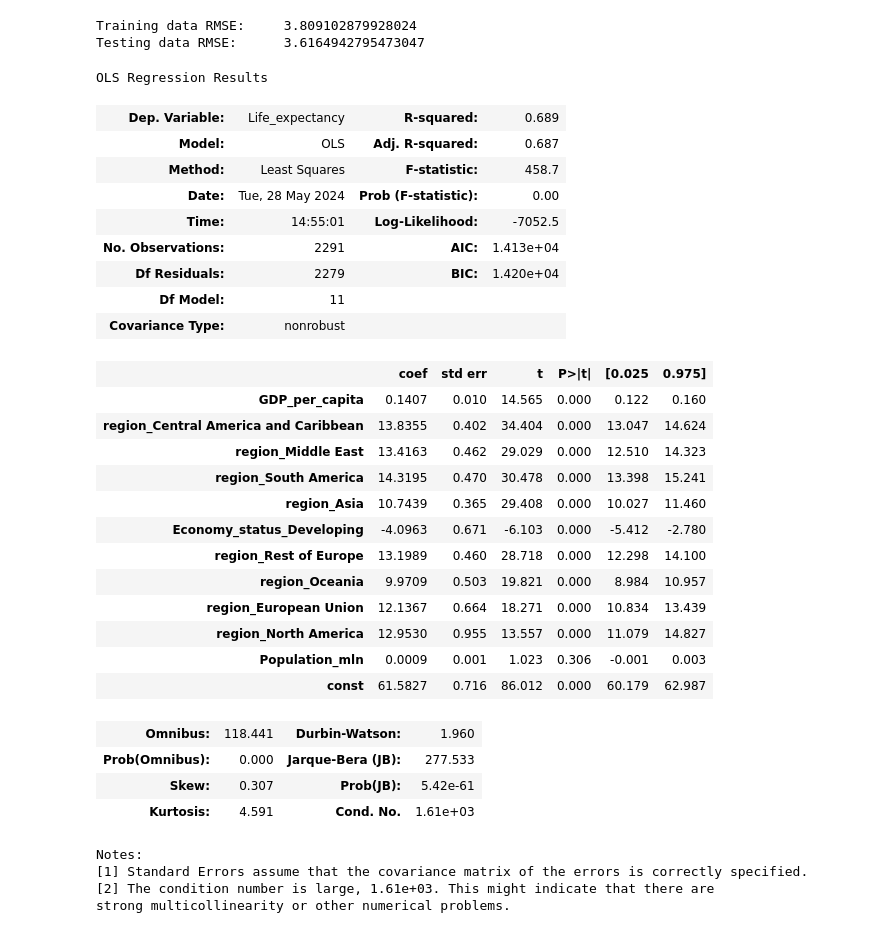
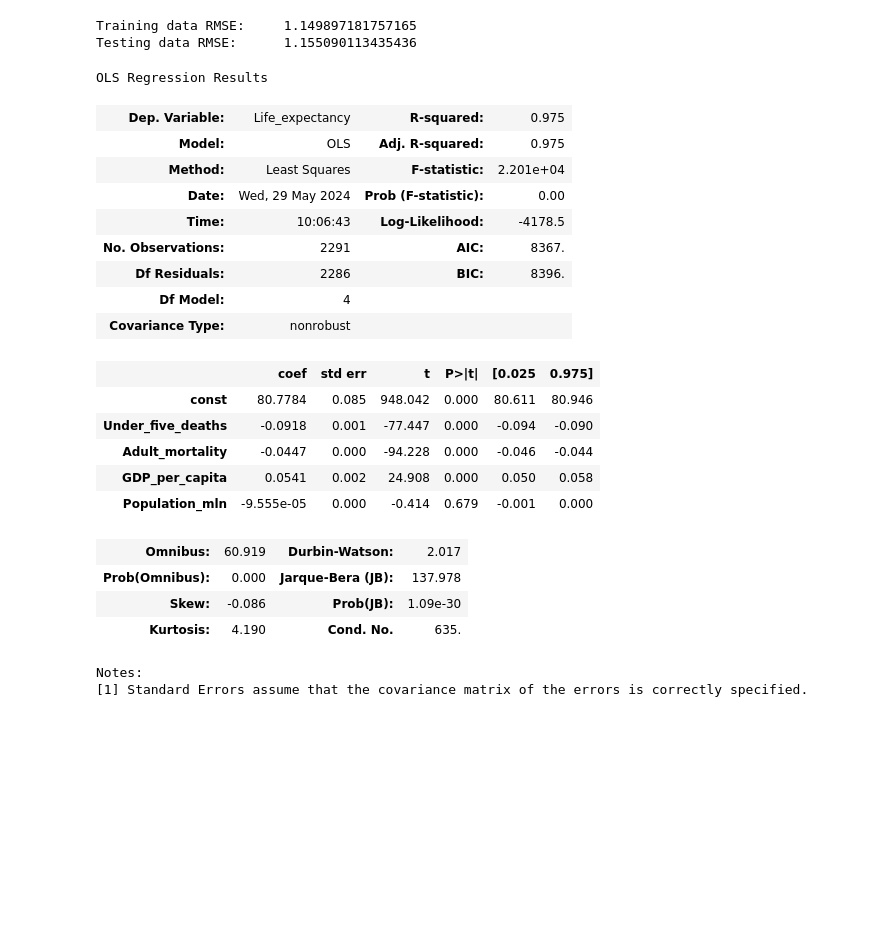
Before and after one commit to sn1218/WHO-Life-Expectancy-Predictive-Model, a Jupyter notebook: WHO_Lin_reg_function.ipynb, the cells around one changed output. Saved outputs shown, nothing was run; the diff lists cells and outputs as text; code cells hidden in the pictures; blank space fills up the shorter version.

```diff
--- a/WHO_Lin_reg_function.ipynb
+++ b/WHO_Lin_reg_function.ipynb
@@ -19,7 +19,7 @@ df.describe()
 | 75% | 2011.250000 | 47.350000 | 66.000000 | 246.791375 | 7.777500 | 96.000000 | 93.000000 | ... |
 | max | 2015.000000 | 138.100000 | 224.900000 | 719.360500 | 17.870000 | 99.000000 | 99.000000 | ... |
 # %%
-def linear_regression(data, minimal=False):
+def linear_regression(data, minimal=False, custom=None):
 
     #Feature Engineering Function
     def feature_engineering(df):
@@ -46,7 +46,9 @@ def linear_regression(data, minimal=False):
     X_train_fe = feature_engineering(X_train)
 
     #Specifying columns to use in case minimal version is used
-    if minimal:
+    if custom:
+        cols = custom
+    elif minimal:
         cols = ['GDP_per_capita', 'region_Central America and Caribbean',
        'region_Middle East', 'region_South America', 'region_Asia',
        'Economy_status_Developing', 'region_Rest of Europe', 'region_Oceania',
@@ -75,39 +77,30 @@ def linear_regression(data, minimal=False):
 
     return results
 # %%
-results = linear_regression("Life Expectancy Data.csv", minimal=True)
+results = linear_regression("Life Expectancy Data.csv", custom=cols_sumye)
 results.summary()
 # %% [output]
-Training data RMSE:     3.809102879928024
-Testing data RMSE:      3.6164942795473047
+Training data RMSE:     1.149897181757165
+Testing data RMSE:      1.155090113435436
 OLS Regression Results
-| Dep. Variable: | Life_expectancy | R-squared: | 0.689 |
-| Model: | OLS | Adj. R-squared: | 0.687 |
-| Method: | Least Squares | F-statistic: | 458.7 |
-| Date: | Tue, 28 May 2024 | Prob (F-statistic): | 0.00 |
-| Time: | 14:55:01 | Log-Likelihood: | -7052.5 |
-| No. Observations: | 2291 | AIC: | 1.413e+04 |
-| Df Residuals: | 2279 | BIC: | 1.420e+04 |
-| Df Model: | 11 |  |  |
+| Dep. Variable: | Life_expectancy | R-squared: | 0.975 |
+| Model: | OLS | Adj. R-squared: | 0.975 |
+| Method: | Least Squares | F-statistic: | 2.201e+04 |
+| Date: | Wed, 29 May 2024 | Prob (F-statistic): | 0.00 |
+| Time: | 10:06:43 | Log-Likelihood: | -4178.5 |
+| No. Observations: | 2291 | AIC: | 8367. |
+| Df Residuals: | 2286 | BIC: | 8396. |
+| Df Model: | 4 |  |  |
 | Covariance Type: | nonrobust |  |  |
 |  | coef | std err | t | P>|t| | [0.025 | 0.975] |
-| GDP_per_capita | 0.1407 | 0.010 | 14.565 | 0.000 | 0.122 | 0.160 |
-| region_Central America and Caribbean | 13.8355 | 0.402 | 34.404 | 0.000 | 13.047 | 14.624 |
-| region_Middle East | 13.4163 | 0.462 | 29.029 | 0.000 | 12.510 | 14.323 |
-| region_South America | 14.3195 | 0.470 | 30.478 | 0.000 | 13.398 | 15.241 |
-| region_Asia | 10.7439 | 0.365 | 29.408 | 0.000 | 10.027 | 11.460 |
-| Economy_status_Developing | -4.0963 | 0.671 | -6.103 | 0.000 | -5.412 | -2.780 |
-| region_Rest of Europe | 13.1989 | 0.460 | 28.718 | 0.000 | 12.298 | 14.100 |
-| region_Oceania | 9.9709 | 0.503 | 19.821 | 0.000 | 8.984 | 10.957 |
-| region_European Union | 12.1367 | 0.664 | 18.271 | 0.000 | 10.834 | 13.439 |
-| region_North America | 12.9530 | 0.955 | 13.557 | 0.000 | 11.079 | 14.827 |
-| Population_mln | 0.0009 | 0.001 | 1.023 | 0.306 | -0.001 | 0.003 |
-| const | 61.5827 | 0.716 | 86.012 | 0.000 | 60.179 | 62.987 |
+| const | 80.7784 | 0.085 | 948.042 | 0.000 | 80.611 | 80.946 |
+| Under_five_deaths | -0.0918 | 0.001 | -77.447 | 0.000 | -0.094 | -0.090 |
+| Adult_mortality | -0.0447 | 0.000 | -94.228 | 0.000 | -0.046 | -0.044 |
+| GDP_per_capita | 0.0541 | 0.002 | 24.908 | 0.000 | 0.050 | 0.058 |
+| Population_mln | -9.555e-05 | 0.000 | -0.414 | 0.679 | -0.001 | 0.000 |
-| Omnibus: | 118.441 | Durbin-Watson: | 1.960 |
-| Prob(Omnibus): | 0.000 | Jarque-Bera (JB): | 277.533 |
-| Skew: | 0.307 | Prob(JB): | 5.42e-61 |
-| Kurtosis: | 4.591 | Cond. No. | 1.61e+03 |
+| Omnibus: | 60.919 | Durbin-Watson: | 2.017 |
+| Prob(Omnibus): | 0.000 | Jarque-Bera (JB): | 137.978 |
+| Skew: | -0.086 | Prob(JB): | 1.09e-30 |
+| Kurtosis: | 4.190 | Cond. No. | 635. |
 Notes:
 [1] Standard Errors assume that the covariance matrix of the errors is correctly specified.
-[2] The condition number is large, 1.61e+03. This might indicate that there are
-strong multicollinearity or other numerical problems.
```
Also changed, not shown: parts of 1 cell of this notebook, 1 other file.
